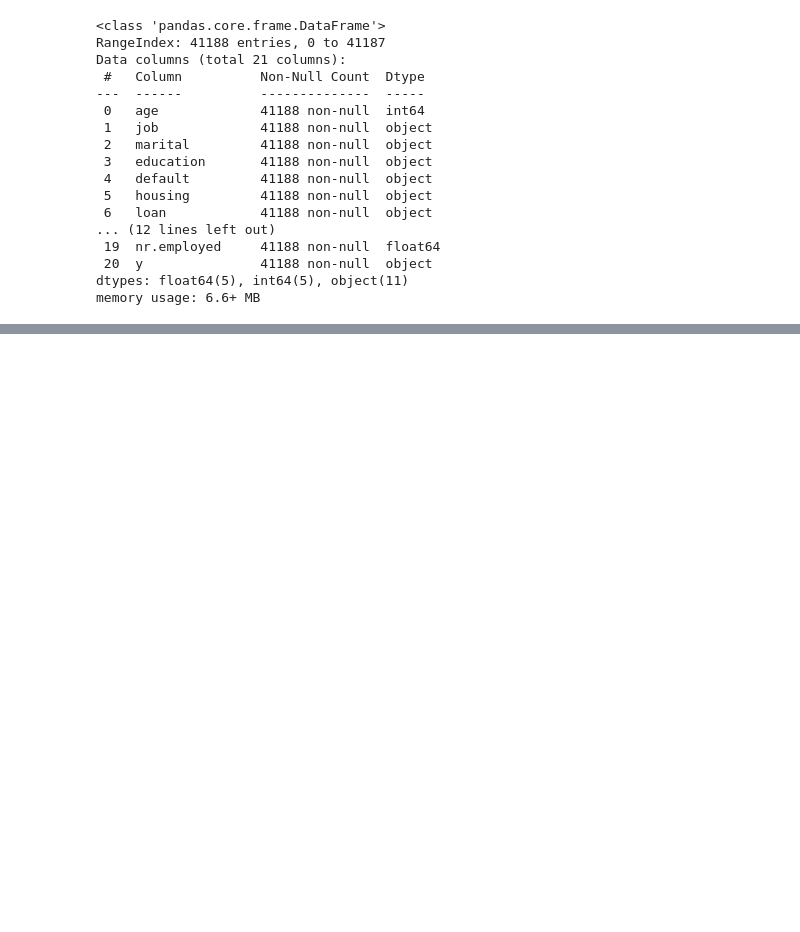
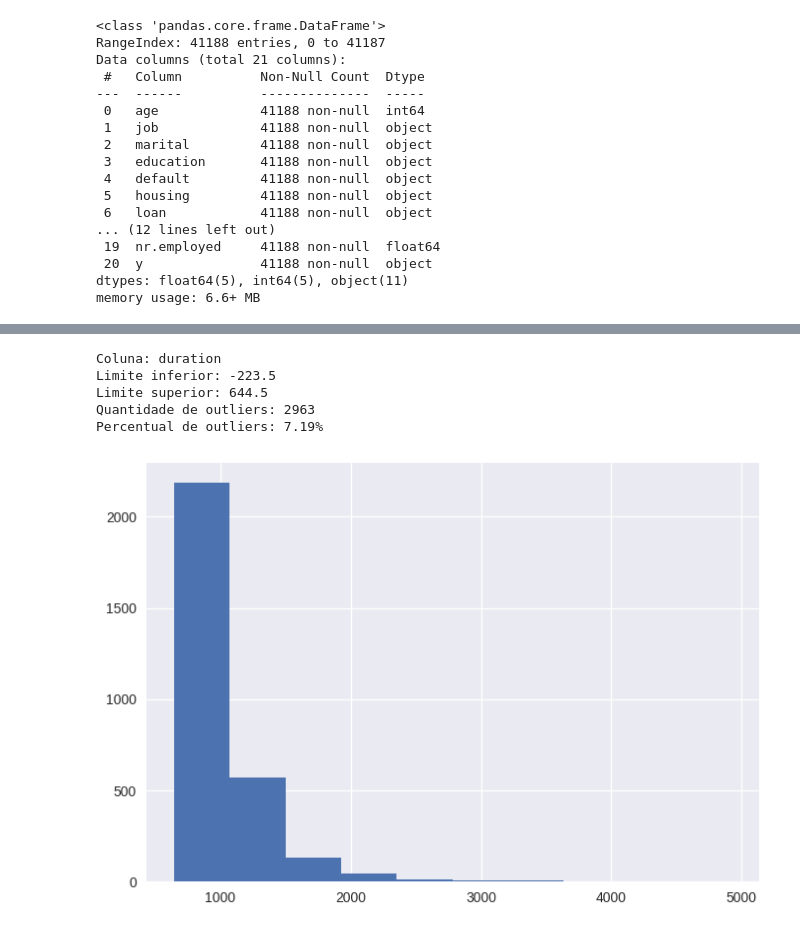
Before and after one commit to espeditoalves/Bank_Marketing_ML, a Jupyter notebook: Notebooks/0_Analise_exploratoria.ipynb, the cells around one changed output, grey strips where cells are left out. Cells and saved outputs as stored; diff of their text form; code cells hidden in the pictures; blank space fills up the shorter version.

```diff
--- a/Notebooks/0_Analise_exploratoria.ipynb
+++ b/Notebooks/0_Analise_exploratoria.ipynb
@@ -98,0 +239,10 @@ memory usage: 6.6+ MB
+# %%
+plt.hist(x = eda.outlier_analysis(df = df_train, column = 'duration'), bins=10)
+plt.show()
+# %% [output]
+Coluna: duration
+Limite inferior: -223.5
+Limite superior: 644.5
+Quantidade de outliers: 2963
+Percentual de outliers: 7.19%
+[figure, added]
```
Also changed, not shown: parts of 58 cells of this notebook, 8 other files.
